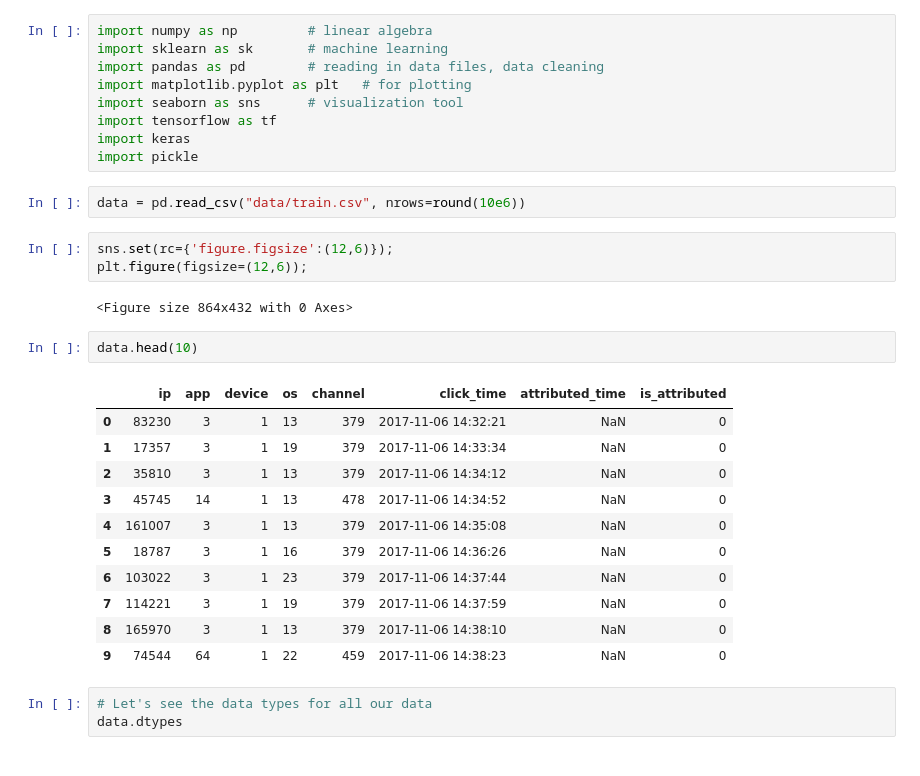
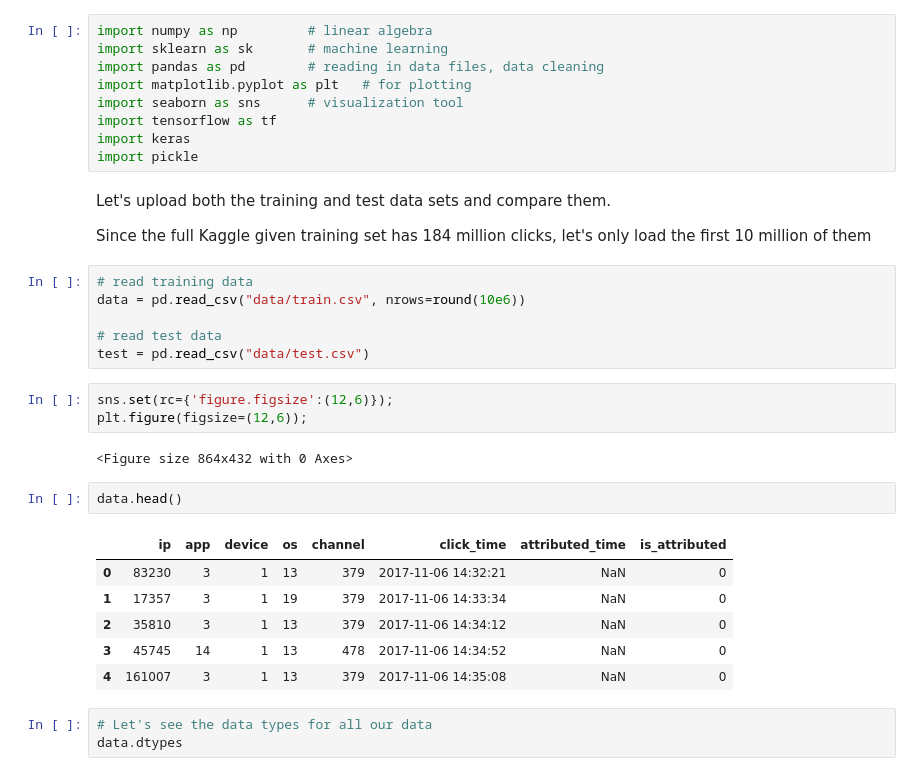
Before and after one commit to catherinelee274/fraud_detection, a Jupyter notebook: eda.ipynb, the cells around one changed output. Drawn from its saved outputs; the diff is of its cells as text.

```diff
--- a/eda.ipynb
+++ b/eda.ipynb
@@ -9,27 +9,30 @@ import seaborn as sns      # visualization tool
 import tensorflow as tf
 import keras
 import pickle
+# %% [markdown]
+Let's upload both the training and test data sets and compare them.
+
+Since the full Kaggle given training set has 184 million clicks, let's only load the first 10 million of them
 # %%
+# read training data
 data = pd.read_csv("data/train.csv", nrows=round(10e6))
+
+# read test data
+test = pd.read_csv("data/test.csv")
 # %%
 sns.set(rc={'figure.figsize':(12,6)});
 plt.figure(figsize=(12,6));
 # %% [output]
 <Figure size 864x432 with 0 Axes>
 # %%
-data.head(10)
+data.head()
 # %% [output]
 |  | ip | app | device | os | channel | click_time | attributed_time | is_attributed |
 | 0 | 83230 | 3 | 1 | 13 | 379 | 2017-11-06 14:32:21 | NaN | 0 |
 | 1 | 17357 | 3 | 1 | 19 | 379 | 2017-11-06 14:33:34 | NaN | 0 |
 | 2 | 35810 | 3 | 1 | 13 | 379 | 2017-11-06 14:34:12 | NaN | 0 |
 | 3 | 45745 | 14 | 1 | 13 | 478 | 2017-11-06 14:34:52 | NaN | 0 |
 | 4 | 161007 | 3 | 1 | 13 | 379 | 2017-11-06 14:35:08 | NaN | 0 |
-| 5 | 18787 | 3 | 1 | 16 | 379 | 2017-11-06 14:36:26 | NaN | 0 |
-| 6 | 103022 | 3 | 1 | 23 | 379 | 2017-11-06 14:37:44 | NaN | 0 |
-| 7 | 114221 | 3 | 1 | 19 | 379 | 2017-11-06 14:37:59 | NaN | 0 |
-| 8 | 165970 | 3 | 1 | 13 | 379 | 2017-11-06 14:38:10 | NaN | 0 |
-| 9 | 74544 | 64 | 1 | 22 | 459 | 2017-11-06 14:38:23 | NaN | 0 |
 # %%
 # Let's see the data types for all our data
 data.dtypes
```
Also changed, not shown: parts of 27 cells of this notebook.
